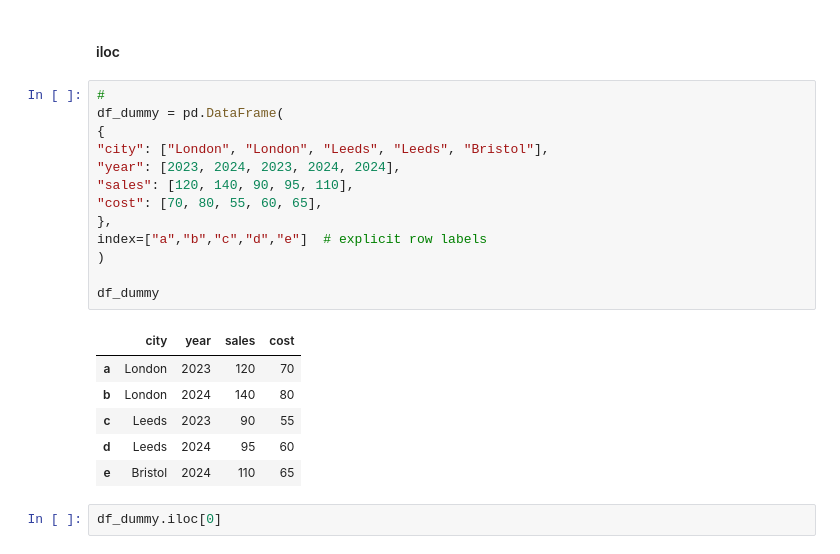
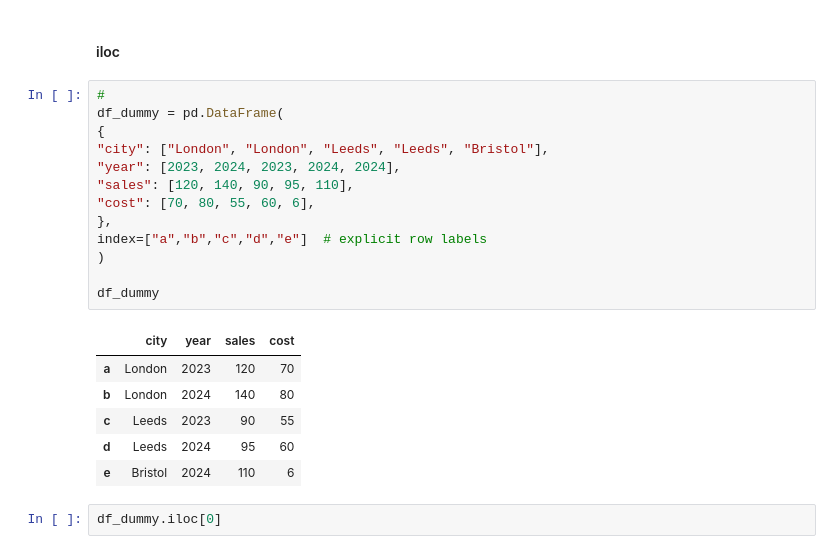
Before and after one commit to Azeez008/Python-Novice-to-Pro, a Jupyter notebook: DATA MANIPLUATION WITH PANDAS/Data_manipulation_with_pandas.ipynb, the cells around one changed output. Cells and saved outputs as stored; diff of their text form.

```diff
--- a/DATA MANIPLUATION WITH PANDAS/Data_manipulation_with_pandas.ipynb
+++ b/DATA MANIPLUATION WITH PANDAS/Data_manipulation_with_pandas.ipynb
@@ -638,23 +638,23 @@ df2.loc[df2["Post TRAN_AMT_VAL"]>5000000]
 # %%
 #
 df_dummy = pd.DataFrame(
 {
 "city": ["London", "London", "Leeds", "Leeds", "Bristol"],
 "year": [2023, 2024, 2023, 2024, 2024],
 "sales": [120, 140, 90, 95, 110],
-"cost": [70, 80, 55, 60, 65],
+"cost": [70, 80, 55, 60, 6],
 },
 index=["a","b","c","d","e"]  # explicit row labels
 )
 
 df_dummy
 # %% [output]
 |  | city | year | sales | cost |
 | a | London | 2023 | 120 | 70 |
 | b | London | 2024 | 140 | 80 |
 | c | Leeds | 2023 | 90 | 55 |
 | d | Leeds | 2024 | 95 | 60 |
-| e | Bristol | 2024 | 110 | 65 |
+| e | Bristol | 2024 | 110 | 6 |
 # %%
 df_dummy.iloc[0]
 # %% [output]
```
Also changed, not shown: parts of 6 cells of this notebook, 9 other files.
